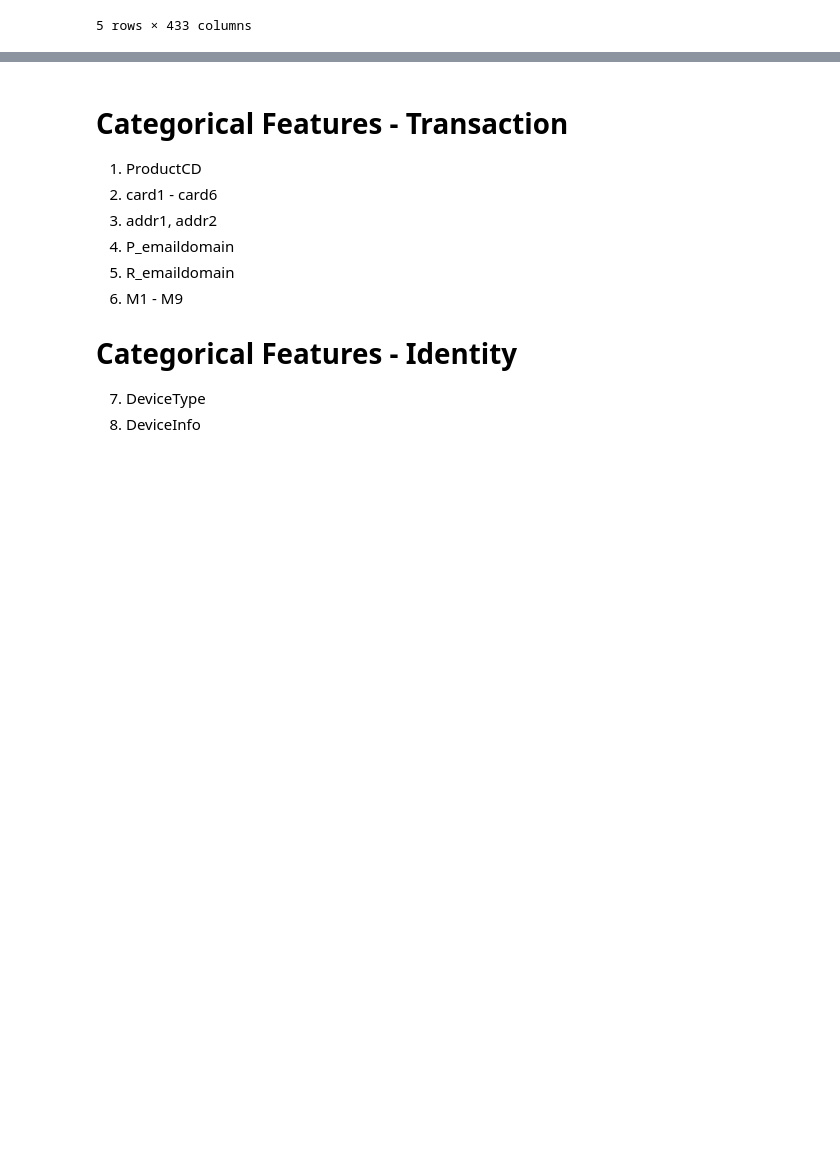
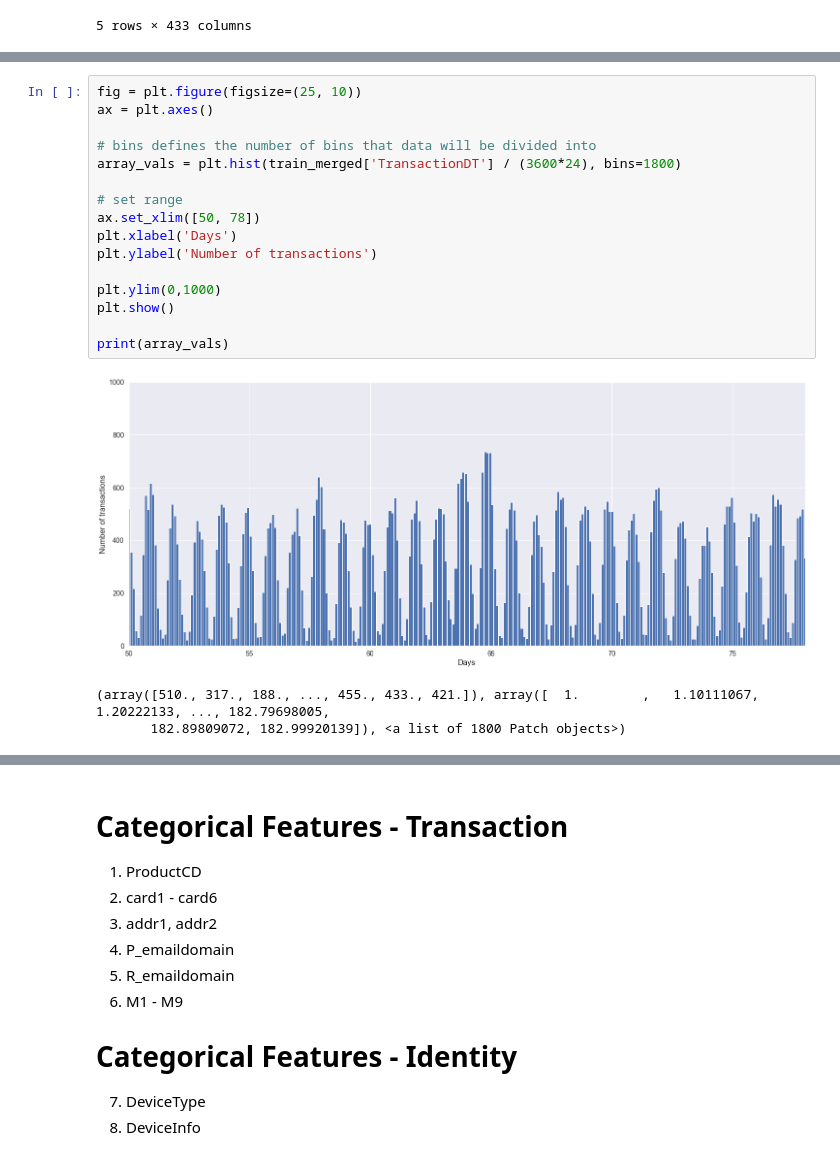
Before and after one commit to samaujs/Machine-Learning, a Jupyter notebook: Kaggle/sample/IEEEFraudDetection.ipynb, the cells around one changed output, grey strips where cells are left out. Saved outputs shown, nothing was run; the diff lists cells and outputs as text; blank space fills up the shorter version.

```diff
--- a/Kaggle/sample/IEEEFraudDetection.ipynb
+++ b/Kaggle/sample/IEEEFraudDetection.ipynb
@@ -96,0 +252,20 @@ Merged DataFrame shape : (590540, 433)
+# %%
+fig = plt.figure(figsize=(25, 10))
+ax = plt.axes()
+
+# bins defines the number of bins that data will be divided into
+array_vals = plt.hist(train_merged['TransactionDT'] / (3600*24), bins=1800)
+
+# set range
+ax.set_xlim([50, 78])
+plt.xlabel('Days')
+plt.ylabel('Number of transactions')
+
+plt.ylim(0,1000)
+plt.show()
+
+print(array_vals)
+# %% [output]
+[figure, added]
+(array([510., 317., 188., ..., 455., 433., 421.]), array([  1.        ,   1.10111067,   1.20222133, ..., 182.79698005,
+       182.89809072, 182.99920139]), <a list of 1800 Patch objects>)
```
Also changed, not shown: parts of 145 cells of this notebook, 1 other file.
